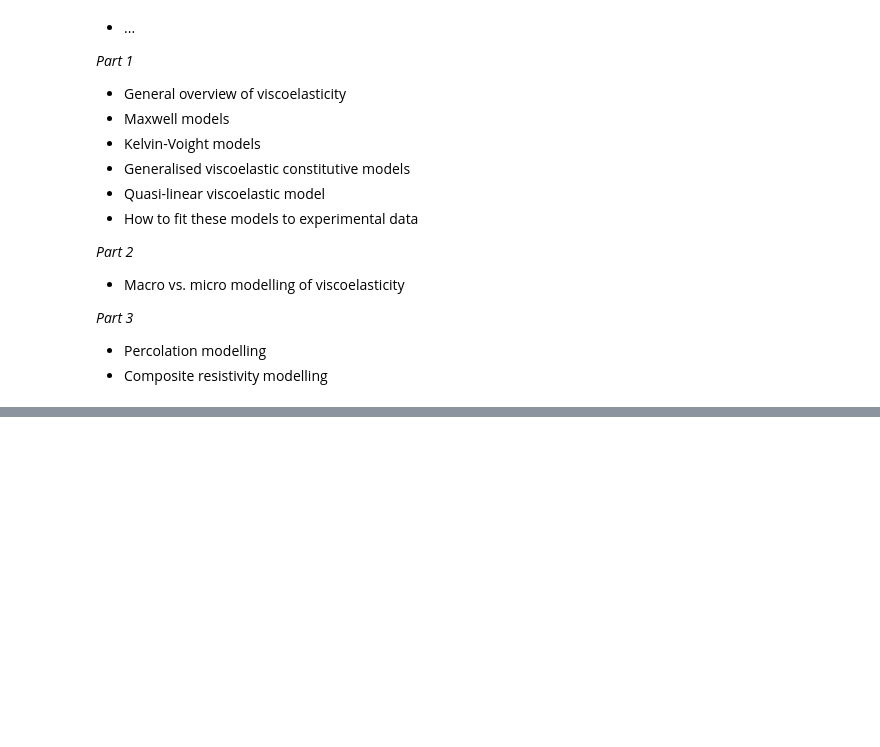
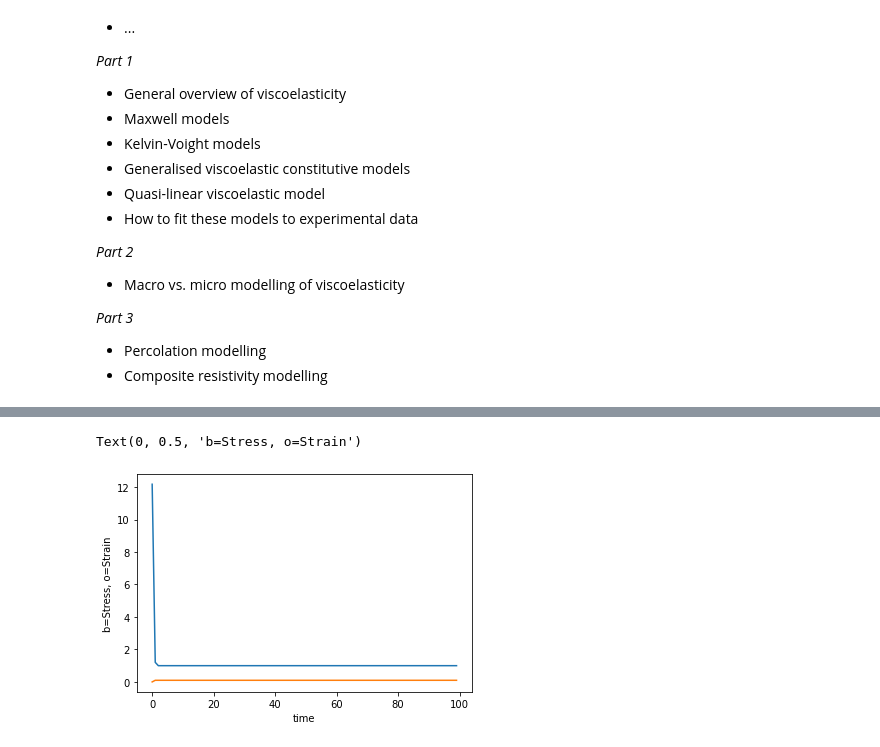
Before and after one commit to richgumy/electromech-stretcher, a Jupyter notebook: viscoelastic_models.ipynb, the cells around one changed output, grey strips where cells are left out. Drawn from its saved outputs; the diff is of its cells as text; code cells hidden in the pictures; blank space fills up the shorter version.

```diff
--- a/viscoelastic_models.ipynb
+++ b/viscoelastic_models.ipynb
@@ -143,0 +193,20 @@ Given the ICs previously found for the Stress relaxation:
+# %%
+# Dirac delta function
+# dt = 2a -> where a is determines the width of the dirac delta function
+dirac = lambda t,dt : 2/(dt*np.sqrt(np.pi))*np.exp(-(2*t/dt)**2)
+# Relaxation function
+kv_stress_lax = lambda e0,E,mu,t : e0*(E + mu*dirac(t,t[1]))
+# Abitrary parameter values
+e0 = 0.1
+E = 10
+mu = 10
+steps = 100
+t = np.linspace(0,10,steps)
+
+plt.plot(kv_stress_lax(e0,E,mu,t))
+plt.plot(step_input(e0,steps))
+plt.xlabel('time')
+plt.ylabel('b=Stress, o=Strain')
+# %% [output]
+Text(0, 0.5, 'b=Stress, o=Strain')
+[figure, added]
```
Also changed, not shown: parts of 17 cells of this notebook, 39 other files.
